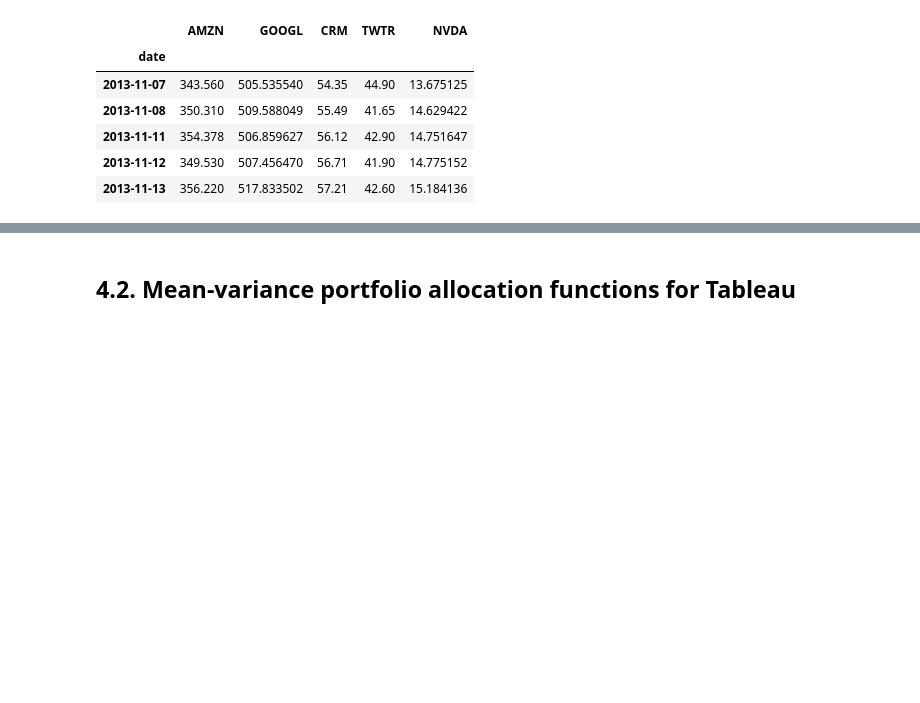
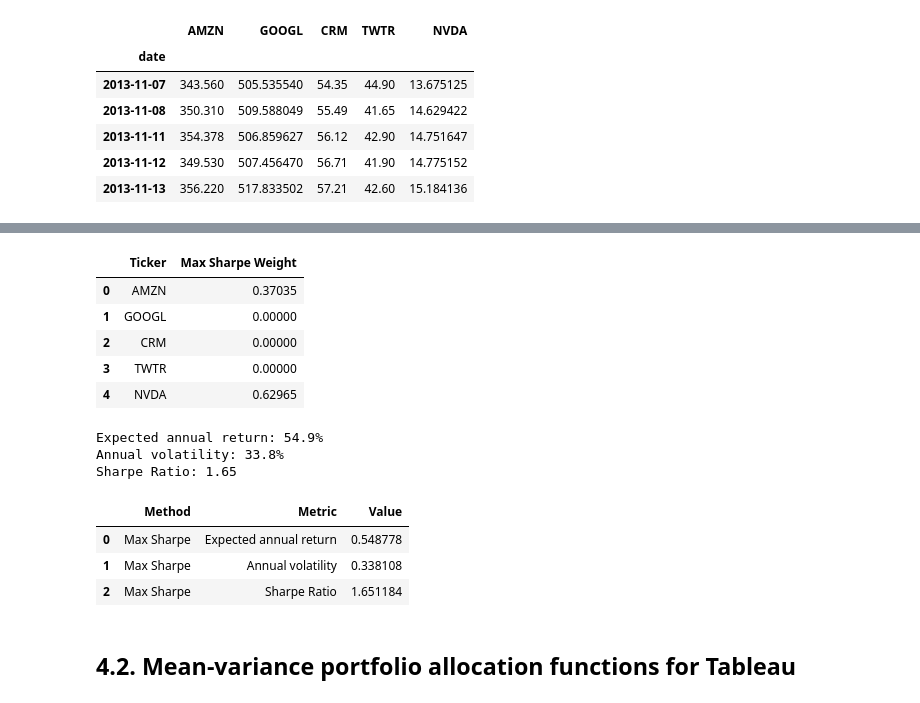
Before and after one commit to anyalitica/tableau-portfolio-optimisation-hackathon, a Jupyter notebook: portfolio-optimisation.ipynb, the cells around one changed output, grey strips where cells are left out. Saved outputs shown, nothing was run; the diff lists cells and outputs as text; code cells hidden in the pictures; blank space fills up the shorter version.

```diff
--- a/portfolio-optimisation.ipynb
+++ b/portfolio-optimisation.ipynb
@@ -159,9 +168,18 @@ OrderedDict([('AMZN', 0.38128),
 # %%
 # Create a dataframe with weights that will be brought to Tableau
 weights_max_sharpe = pd.DataFrame(cleaned_weights_max_sharpe, index=[0]).T.reset_index().rename(columns={"index":"Ticker",0:"Max Sharpe Weight"})
+# %%
+weights_max_sharpe
+# %% [output]
+|  | Ticker | Max Sharpe Weight |
+| 0 | AMZN | 0.37035 |
+| 1 | GOOGL | 0.00000 |
+| 2 | CRM | 0.00000 |
+| 3 | TWTR | 0.00000 |
+| 4 | NVDA | 0.62965 |
 # %%
 # Print portfolio summary and create new variables for each indicator
-(expected_return, annual_volatility,sharpe_ratio) = ef.portfolio_performance(verbose=False)
+(expected_return, annual_volatility,sharpe_ratio) = ef.portfolio_performance(verbose=True)
 
 #Create a dictionary with values and names of metrics, then convert it to a dataframe
 summary = {'Expected annual return':expected_return,
@@ -173,6 +191,17 @@ portfolio_summary_sharpe = pd.DataFrame.from_dict(summary,orient='index').reset_
 
 # Adding a column for the Method; True is to allow duplicates
 portfolio_summary_sharpe.insert(0,'Method','Max Sharpe', True)
+# %% [output]
+Expected annual return: 54.9%
+Annual volatility: 33.8%
+Sharpe Ratio: 1.65
+# %%
+portfolio_summary_sharpe
+# %% [output]
+|  | Method | Metric | Value |
+| 0 | Max Sharpe | Expected annual return | 0.548778 |
+| 1 | Max Sharpe | Annual volatility | 0.338108 |
+| 2 | Max Sharpe | Sharpe Ratio | 1.651184 |
 # %% [markdown]
 ## 4.2. Mean-variance portfolio allocation functions for Tableau
 # %%
```
Also changed, not shown: parts of 29 cells of this notebook.
